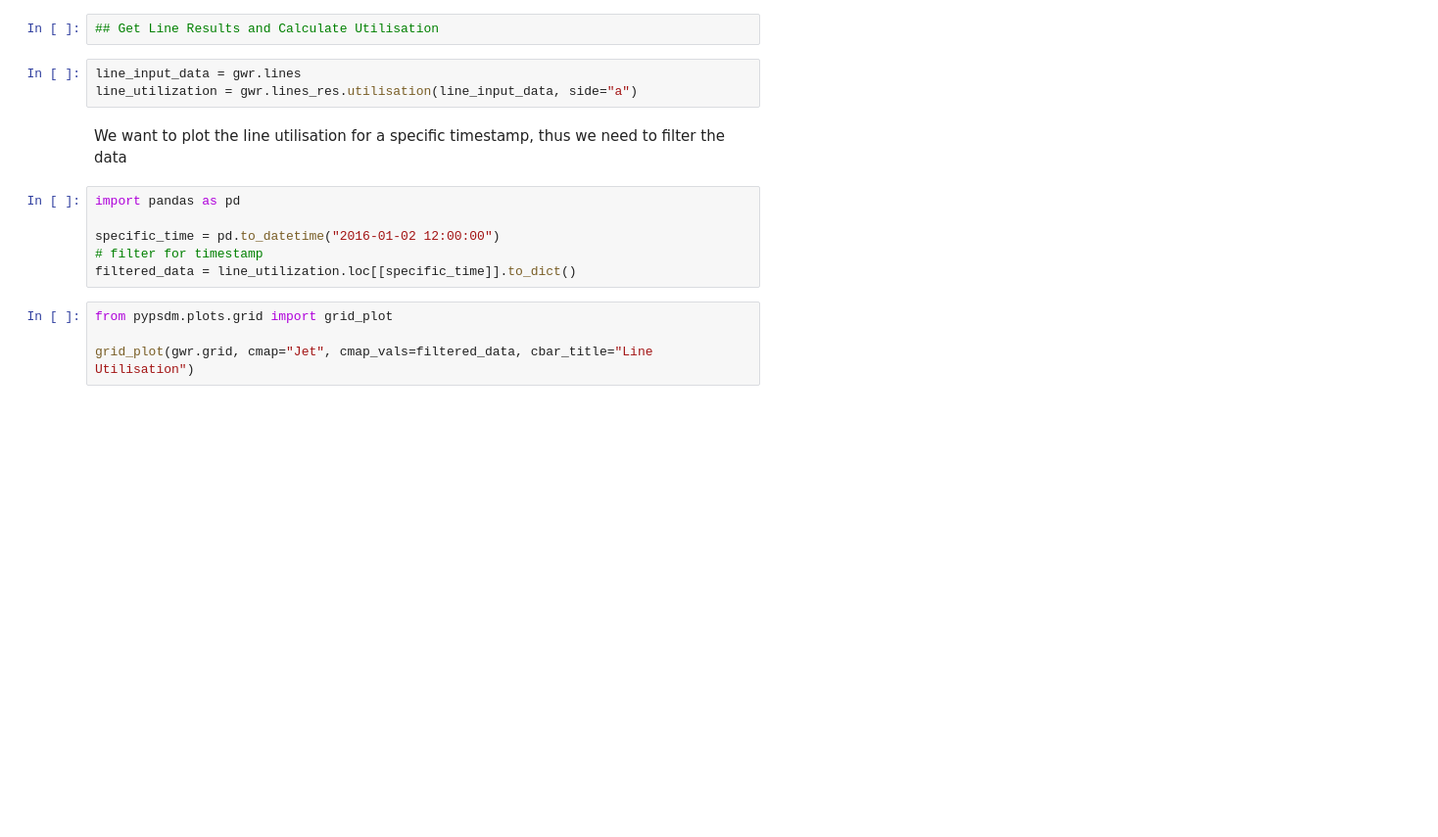
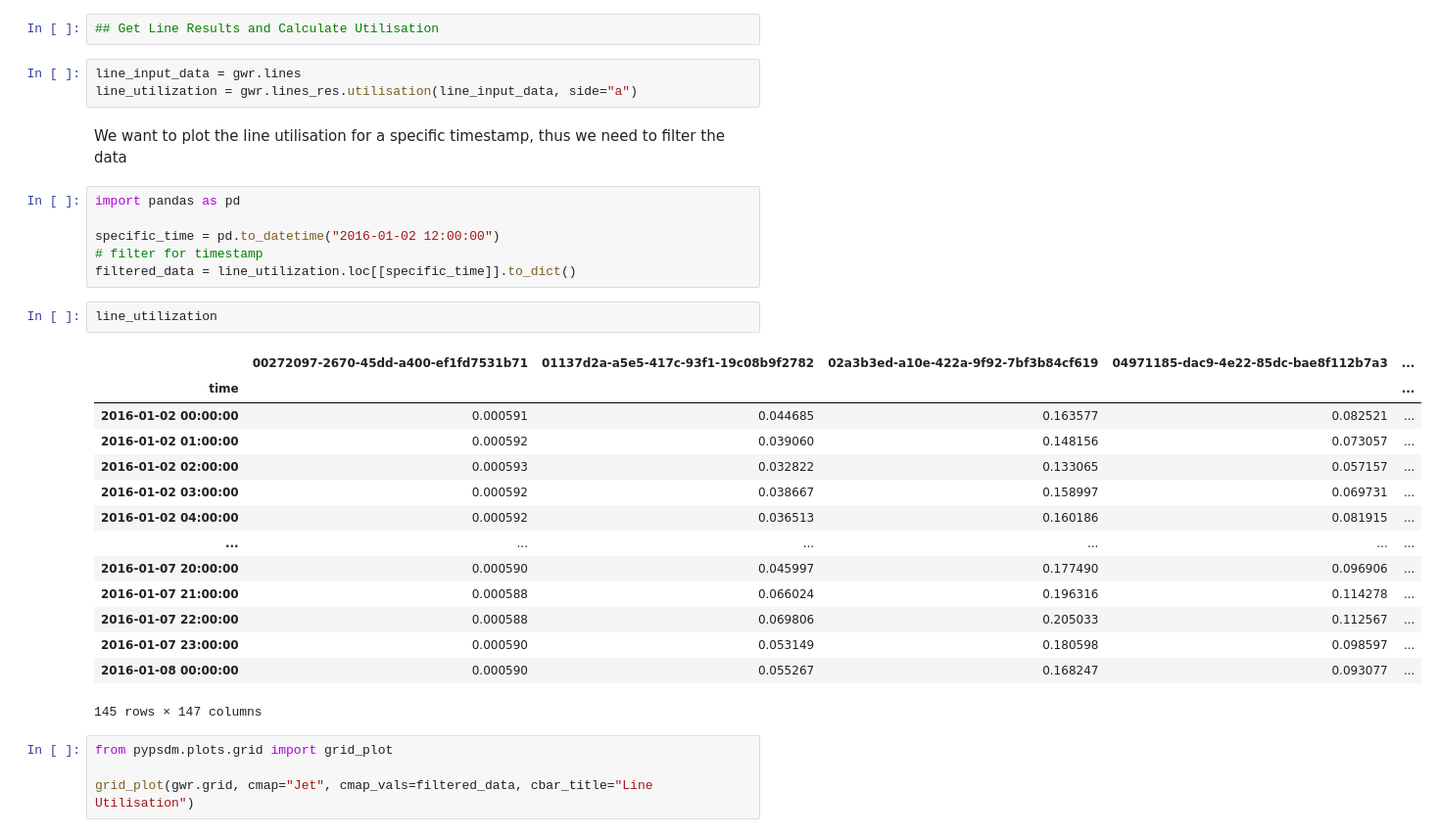
Before and after one commit to ie3-institute/pypsdm, a Jupyter notebook: docs/nbs/plotting_utilities_colormap_lines.ipynb, the cells around one changed output. Shown: that part at 98% size. Saved outputs shown, nothing was run; the diff lists cells and outputs as text; blank space fills up the shorter version.

```diff
--- a/docs/nbs/plotting_utilities_colormap_lines.ipynb
+++ b/docs/nbs/plotting_utilities_colormap_lines.ipynb
@@ -37,6 +40,23 @@ import pandas as pd
 specific_time = pd.to_datetime("2016-01-02 12:00:00")
 # filter for timestamp
 filtered_data = line_utilization.loc[[specific_time]].to_dict()
+# %%
+line_utilization
+# %% [output]
+|  | 00272097-2670-45dd-a400-ef1fd7531b71 | 01137d2a-a5e5-417c-93f1-19c08b9f2782 | 02a3b3ed-a10e-422a-9f92-7bf3b84cf619 | 04971185-dac9-4e22-85dc-bae8f112b7a3 | ... |
+| time |  |  |  |  | ... |
+| 2016-01-02 00:00:00 | 0.000591 | 0.044685 | 0.163577 | 0.082521 | ... |
+| 2016-01-02 01:00:00 | 0.000592 | 0.039060 | 0.148156 | 0.073057 | ... |
+| 2016-01-02 02:00:00 | 0.000593 | 0.032822 | 0.133065 | 0.057157 | ... |
+| 2016-01-02 03:00:00 | 0.000592 | 0.038667 | 0.158997 | 0.069731 | ... |
+| 2016-01-02 04:00:00 | 0.000592 | 0.036513 | 0.160186 | 0.081915 | ... |
+| ... | ... | ... | ... | ... | ... |
+| 2016-01-07 20:00:00 | 0.000590 | 0.045997 | 0.177490 | 0.096906 | ... |
+| 2016-01-07 21:00:00 | 0.000588 | 0.066024 | 0.196316 | 0.114278 | ... |
+| 2016-01-07 22:00:00 | 0.000588 | 0.069806 | 0.205033 | 0.112567 | ... |
+| 2016-01-07 23:00:00 | 0.000590 | 0.053149 | 0.180598 | 0.098597 | ... |
+| 2016-01-08 00:00:00 | 0.000590 | 0.055267 | 0.168247 | 0.093077 | ... |
+145 rows × 147 columns
 # %%
 from pypsdm.plots.grid import grid_plot
 
```
Also changed, not shown: parts of 2 cells of this notebook, 1 other file.
